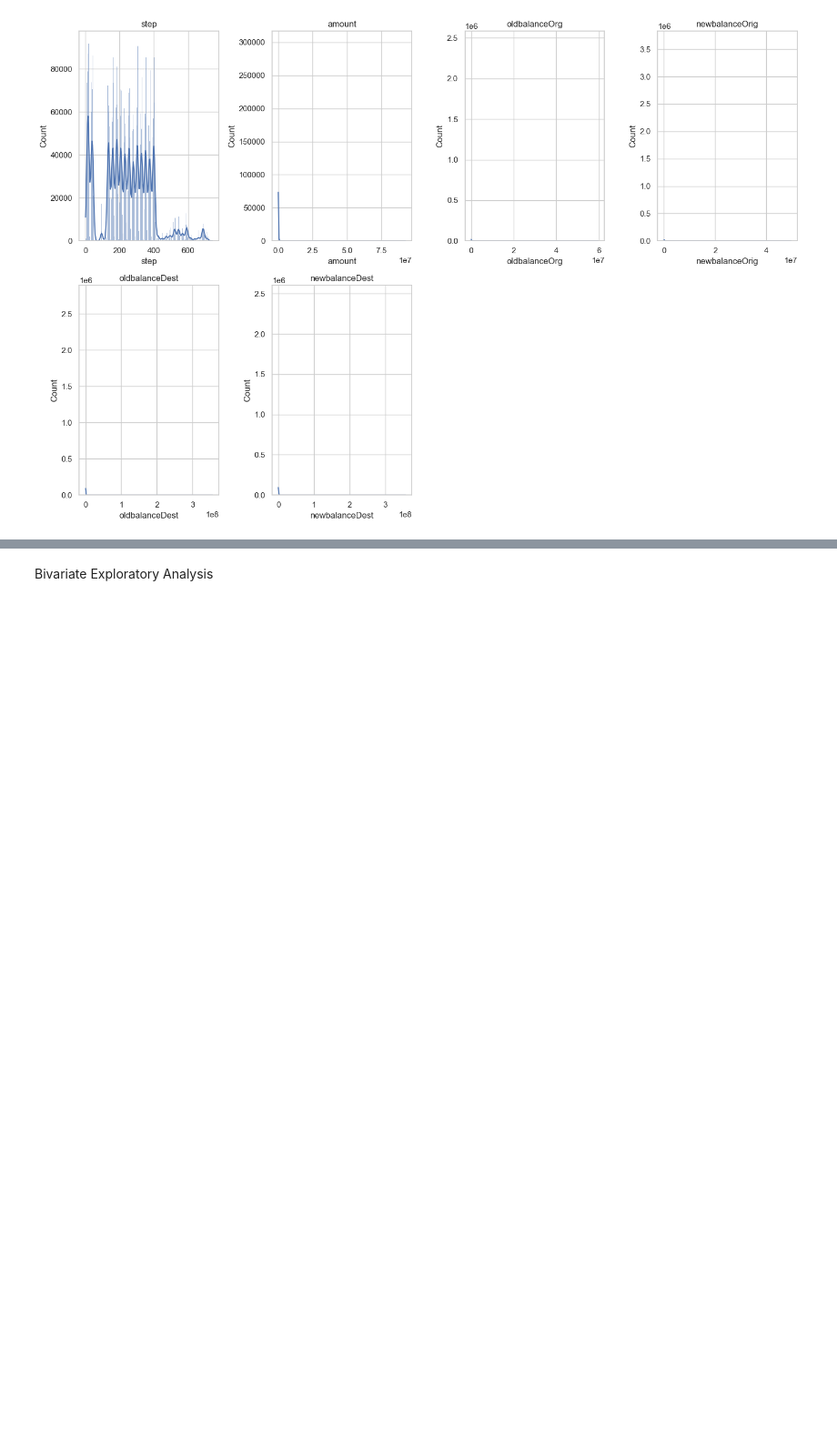
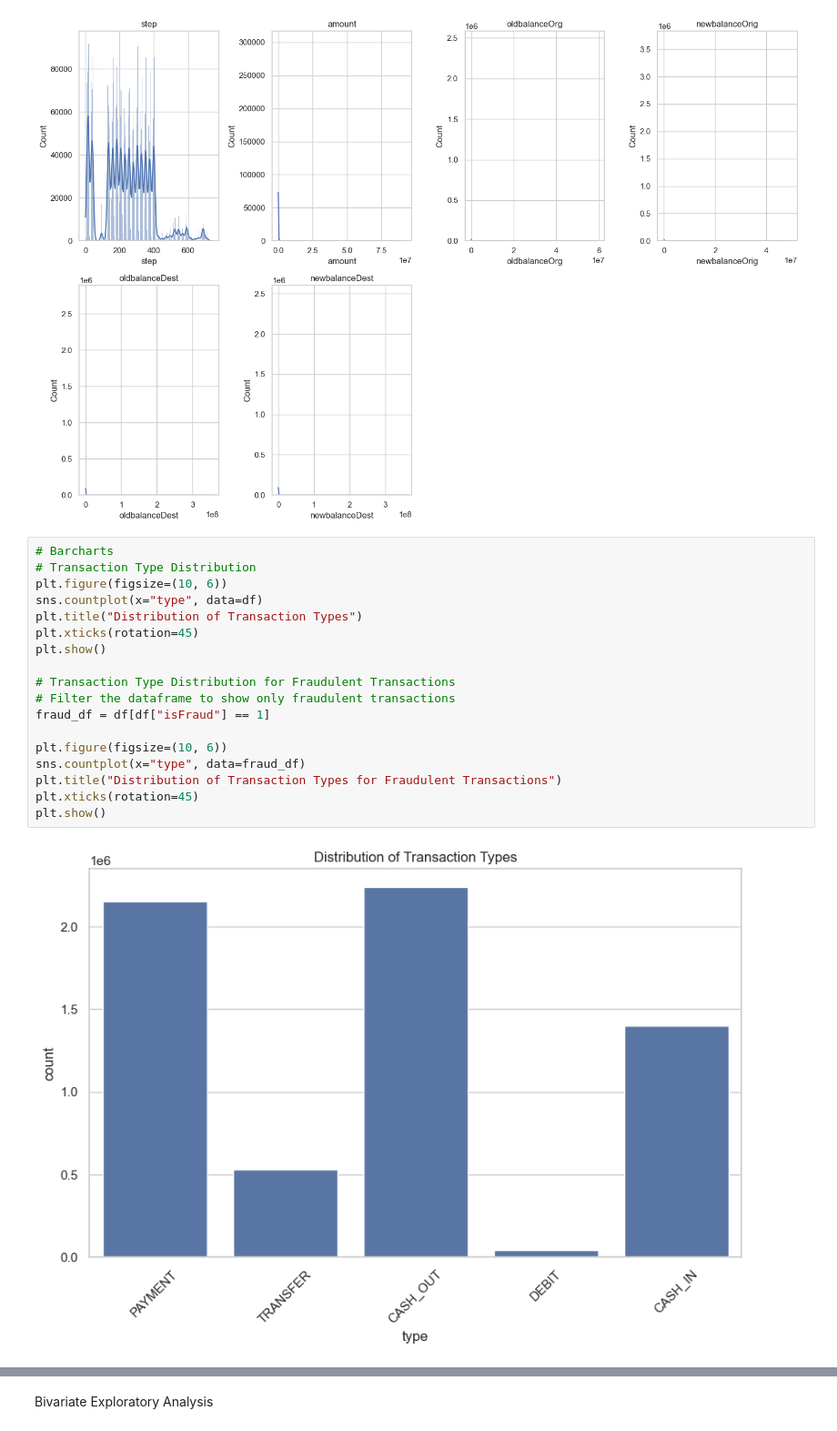
Before and after one commit to Seribii1o1/ML_Financial_Fraud_Detection, a Jupyter notebook: EDA.ipynb, the cells around one changed output, grey strips where cells are left out. Shown at 91% size. Cells and saved outputs as stored; diff of their text form; blank space fills up the shorter version.

Commit message:
Barcharts

```diff
--- a/EDA.ipynb
+++ b/EDA.ipynb
@@ -123,3 +123,23 @@ plt.tight_layout()
 plt.show()
 # %% [output]
 [figure]
+# %%
+# Barcharts
+# Transaction Type Distribution
+plt.figure(figsize=(10, 6))
+sns.countplot(x="type", data=df)
+plt.title("Distribution of Transaction Types")
+plt.xticks(rotation=45)
+plt.show()
+
+# Transaction Type Distribution for Fraudulent Transactions
+# Filter the dataframe to show only fraudulent transactions
+fraud_df = df[df["isFraud"] == 1]
+
+plt.figure(figsize=(10, 6))
+sns.countplot(x="type", data=fraud_df)
+plt.title("Distribution of Transaction Types for Fraudulent Transactions")
+plt.xticks(rotation=45)
+plt.show()
+# %% [output]
+[figure, added]
```
Also changed, not shown: parts of 2 cells of this notebook.
